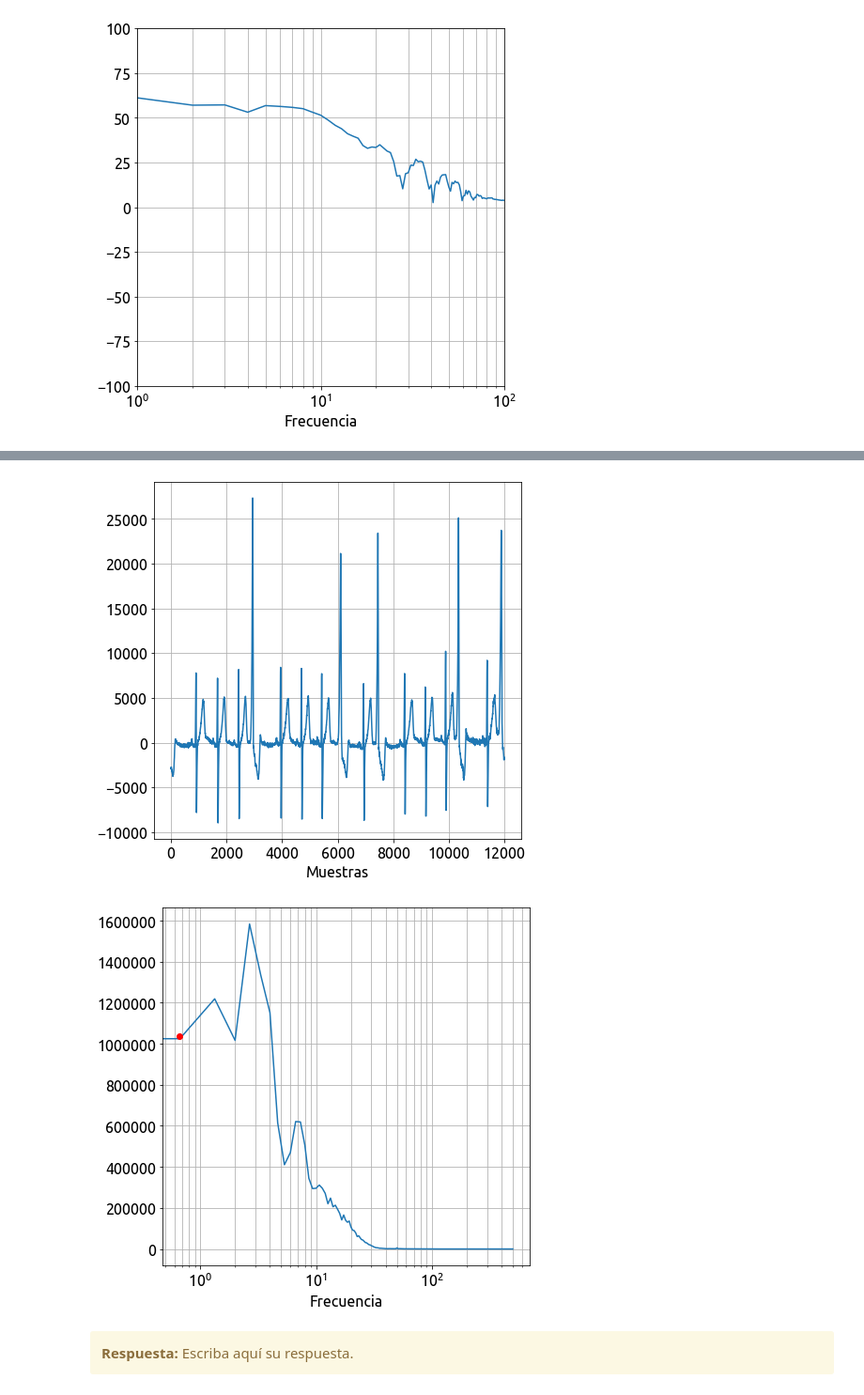
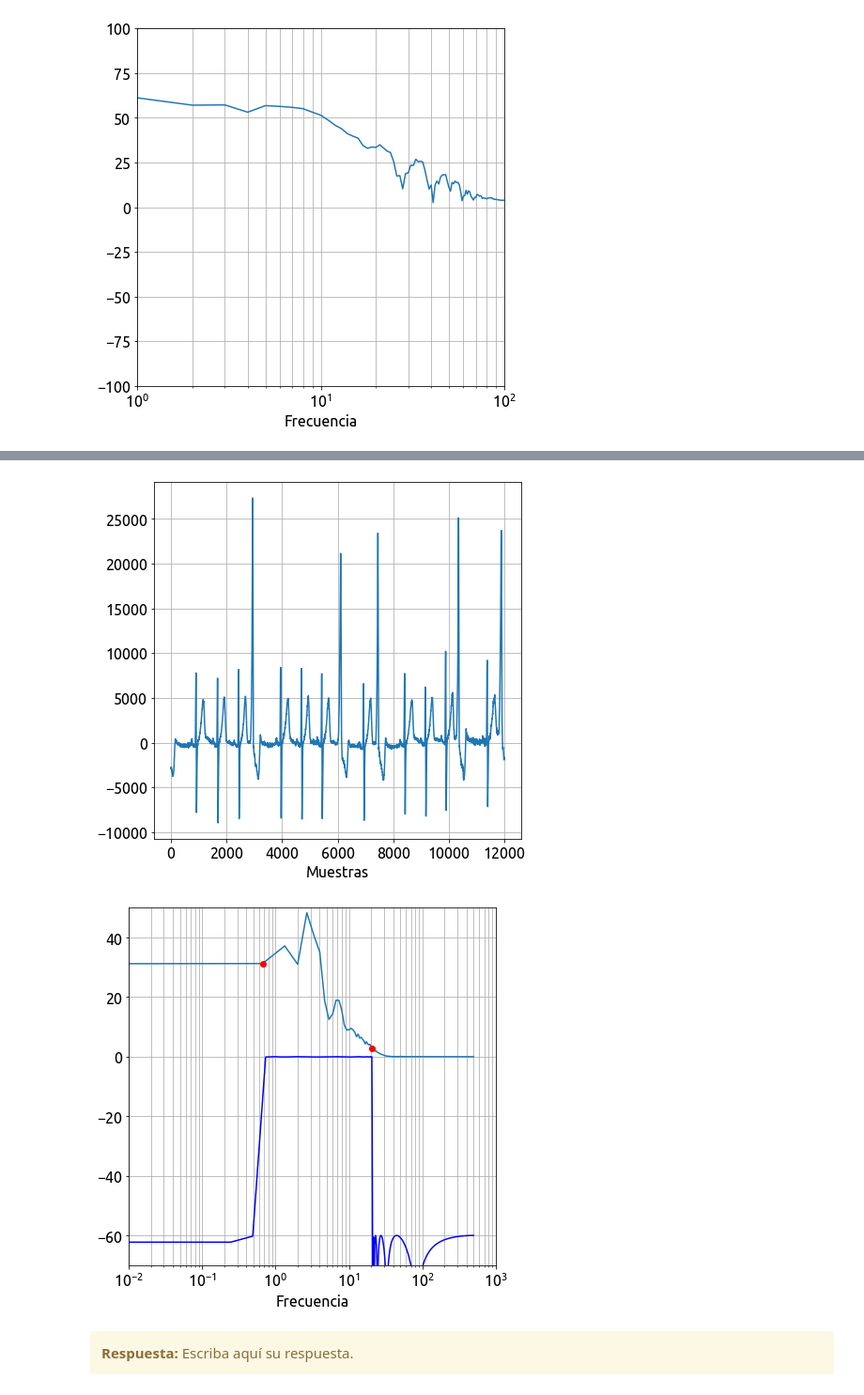
Before and after one commit to tomiambro/gibio, a Jupyter notebook: TP4 - Filtrado.ipynb, the cells around one changed output, grey strips where cells are left out. Shown at 94% size. Saved outputs shown, nothing was run; the diff lists cells and outputs as text; code cells hidden in the pictures.

Commit message:
Agregue calculo de frecuencia maxima para una energia del 95% y marque los puntos de interes junto con la respuesta en frecuencia del filtro diseñado

```diff
--- a/TP4 - Filtrado.ipynb
+++ b/TP4 - Filtrado.ipynb
@@ -191,10 +191,10 @@ a) Establezca una plantilla de diseño para los filtros digitales que necesitar
 fs = 1000
 fn = fs/2
 
-fc0 = 1 # comienzo de la banda de paso
+fc0 = 0.66 # comienzo de la banda de paso
 fs0 = fc0 * 0.01 # fin de la banda de detenida 0
 
-fc1 = 40 # fin de la banda de paso
+fc1 = 20.66 # fin de la banda de paso
 fs1 = fc1 * 1.01 # comienzo de la banda de detenida 1
 
 gpass = 0.1
@@ -378,31 +361,49 @@ plt.show()
 # %%
 ##################################################################################
 # Analisis de la densidad espectral de potencia (Periodoframa) del latido normal #
 ##################################################################################
 
 inf = int(zonas_sin_interf[0][0])
 sup = int(zonas_sin_interf[0][1])
 N = sup - inf
 
 f_w, psd_w = sig.welch(ecg_one_lead[inf:sup], fs=fs, nperseg=N/8, axis=0)
 
+psd_w /= np.max(ecg_one_lead)
+
+area = np.trapz(psd_w, axis=0)
+interes = area * 0.95
+
+# Frecuencias de Interes
+f_i = np.array((f_w >= 0.65).nonzero()).flatten()
+aux = psd_w[f_i].cumsum()
+
+# Frecuencia de interes
+i = np.max(np.where(aux <= interes))
+j = 0
+
 plt.figure(1)
 plt.xlabel('Muestras')
 plt.plot(ecg_one_lead[inf:sup])
 plt.grid()
 plt.show()
 
 plt.figure(2)
 plt.xlabel('Frecuencia')
 plt.semilogx(f_w, psd_w)
 #plt.scatter([1], [1])
-plt.plot(0.66, 1035000, "or")
-plt.plot(0.66, 1035000, "or")
+plt.plot(f_w[f_i[j]], psd_w[f_i[j]], "or")
+plt.plot(f_w[f_i[i]], psd_w[f_i[i]], "or")
 plt.grid(which='both', axis='both')
+
+plt.semilogx(w, 20 * np.log10(abs(h)), 'b')
+plt.axis((0.01, 1000, -70, 50))
+#plt.grid(which='both', axis='both')
+
 plt.show()
 # %% [output]
 [figure]
-[figure, old version]
+[figure, new version]
 # %% [markdown]
 <div class="alert alert-block alert-warning">
 <b>Respuesta:</b> Escriba aquí su respuesta.
```
Also changed, not shown: parts of 6 cells of this notebook, 1 other file.
